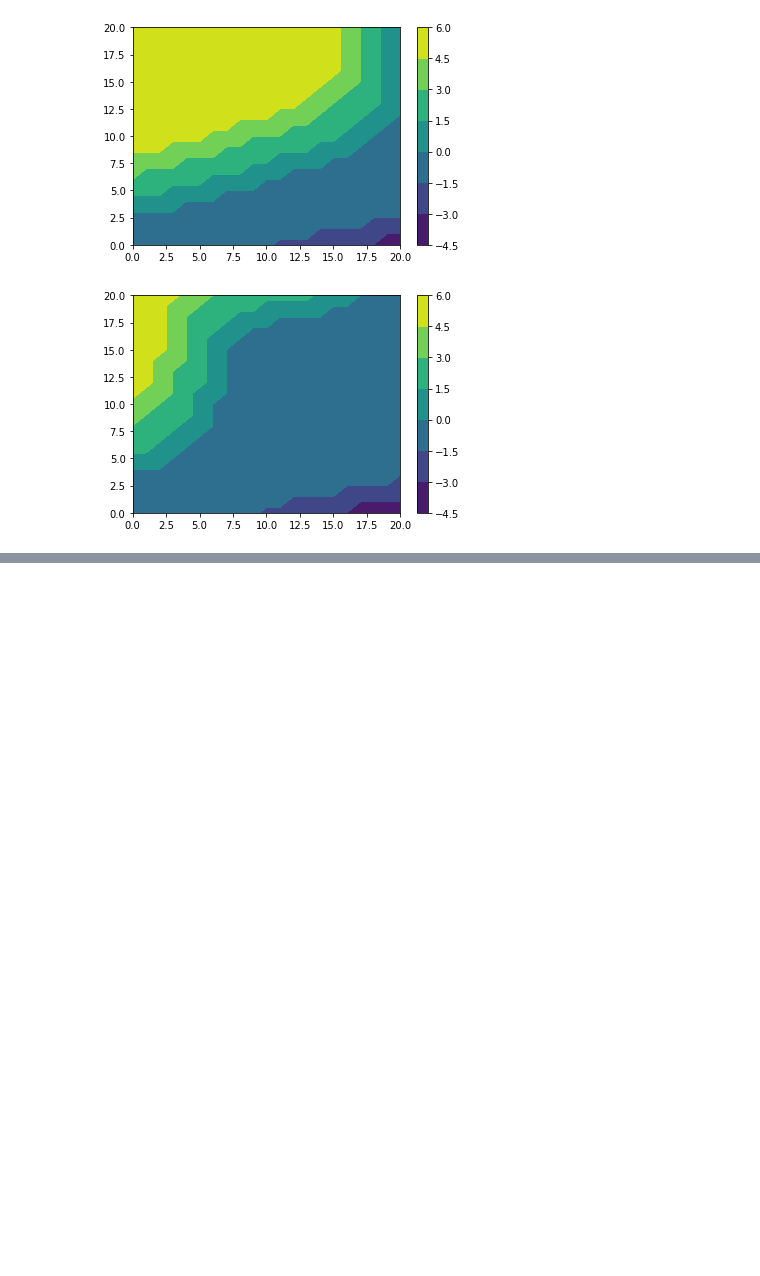
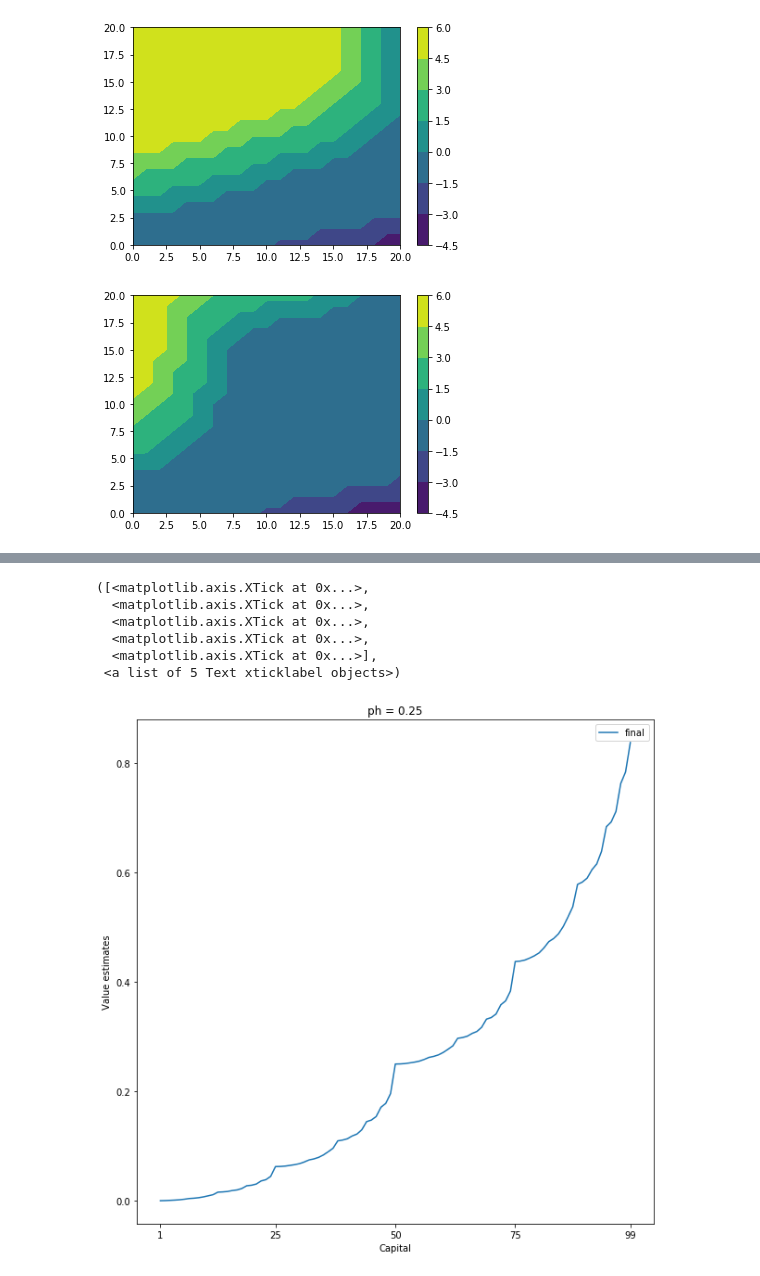
Before and after one commit to kai32/ReinforcementLearning, a Jupyter notebook: chapter 3,4.ipynb, the cells around one changed output, grey strips where cells are left out. Saved outputs shown, nothing was run; the diff lists cells and outputs as text; code cells hidden in the pictures; blank space fills up the shorter version.

```diff
--- a/chapter 3,4.ipynb
+++ b/chapter 3,4.ipynb
@@ -619,0 +765,23 @@ plot_policy(qagent_jack.policy)
+# %%
+gambler_0_25_states, gambler_0_25_actions, gambler_0_25_transition, gambler_0_25_init_V = get_gambler_prob(0.25)
+# %%
+viagent_gambler_0_25 = VIAgent(gambler_0_25_states, gambler_0_25_actions, gambler_0_25_transition, 1, init_V=gambler_0_25_init_V)
+# %%
+viagent_gambler_0_25.value_iteration(threshold=1e-30)
+final_v_0_25 = viagent_gambler_0_25.V
+# %%
+plt.figure(figsize=(10,10))
+plt.plot(range(1, 100), [final_v_0_25[i] for i in range(1,100)], label="final")
+plt.legend()
+plt.title("ph = 0.25")
+plt.ylabel("Value estimates")
+plt.xlabel("Capital")
+plt.xticks([1,25,50,75,99])
+# %% [output]
+([<matplotlib.axis.XTick at 0x...>,
+  <matplotlib.axis.XTick at 0x...>,
+  <matplotlib.axis.XTick at 0x...>,
+  <matplotlib.axis.XTick at 0x...>,
+  <matplotlib.axis.XTick at 0x...>],
+ <a list of 5 Text xticklabel objects>)
+[figure, added]
```
Also changed, not shown: parts of 18 cells of this notebook.
